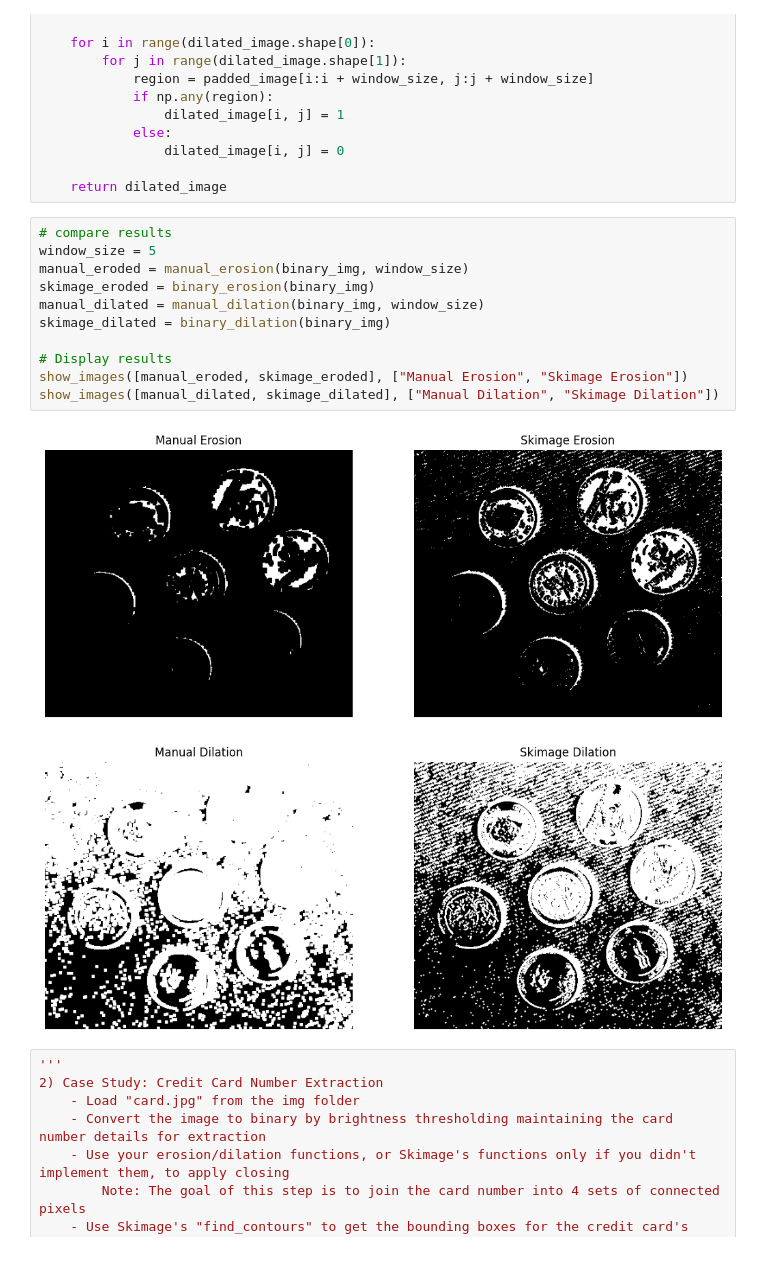
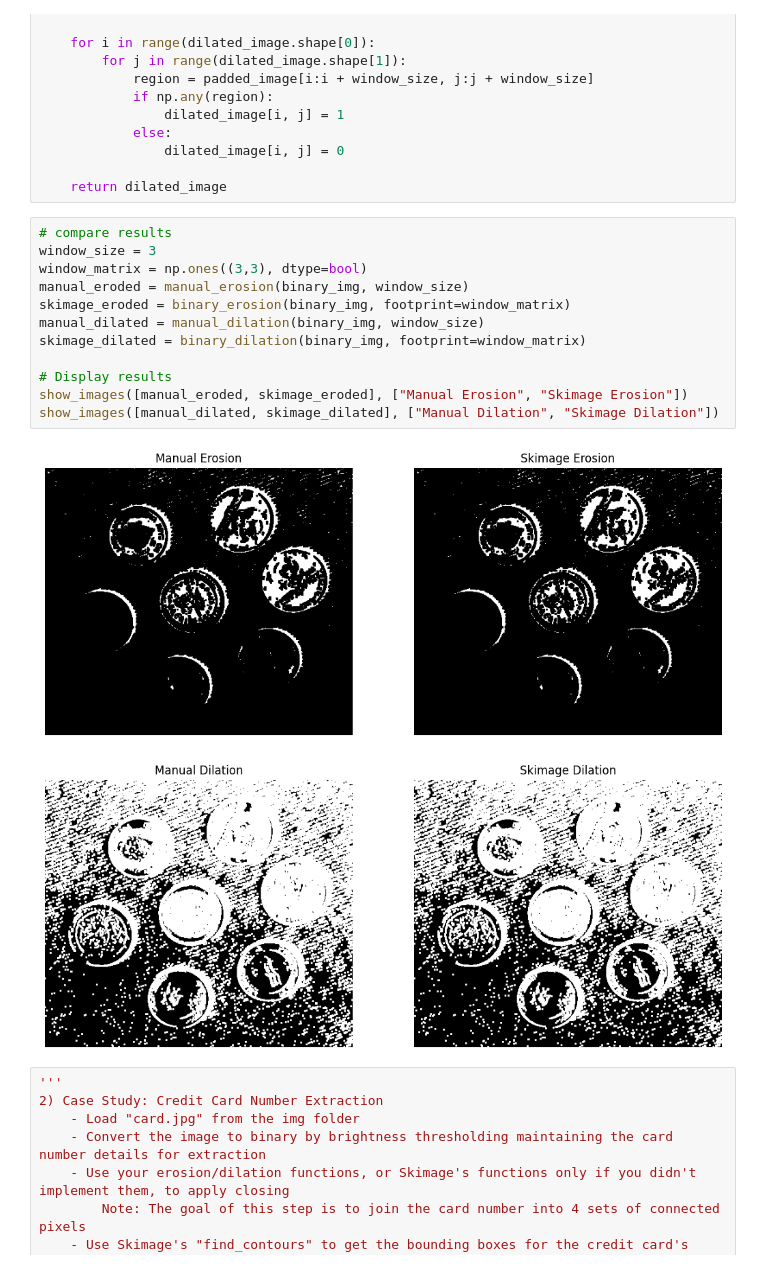
Before and after one commit to gehadnasser-2004/image-proccessing, a Jupyter notebook: Lab6-std/lab-Morphology-STD.ipynb, the cells around one changed output. Saved outputs shown, nothing was run; the diff lists cells and outputs as text.

```diff
--- a/Lab6-std/lab-Morphology-STD.ipynb
+++ b/Lab6-std/lab-Morphology-STD.ipynb
@@ -73,18 +73,19 @@ def manual_dilation(binary_image, window_size):
     return dilated_image
 # %%
 # compare results
-window_size = 5
+window_size = 3
+window_matrix = np.ones((3,3), dtype=bool)
 manual_eroded = manual_erosion(binary_img, window_size)
-skimage_eroded = binary_erosion(binary_img)
+skimage_eroded = binary_erosion(binary_img, footprint=window_matrix)
 manual_dilated = manual_dilation(binary_img, window_size)
-skimage_dilated = binary_dilation(binary_img)
+skimage_dilated = binary_dilation(binary_img, footprint=window_matrix)
 
 # Display results
 show_images([manual_eroded, skimage_eroded], ["Manual Erosion", "Skimage Erosion"])
 show_images([manual_dilated, skimage_dilated], ["Manual Dilation", "Skimage Dilation"])
 # %% [output]
-[figure, old version]
+[figure, new version]
-[figure, old version]
+[figure, new version]
 # %%
 '''
 2) Case Study: Credit Card Number Extraction
```
Also changed, not shown: parts of 1 cell of this notebook, 5 other files.
